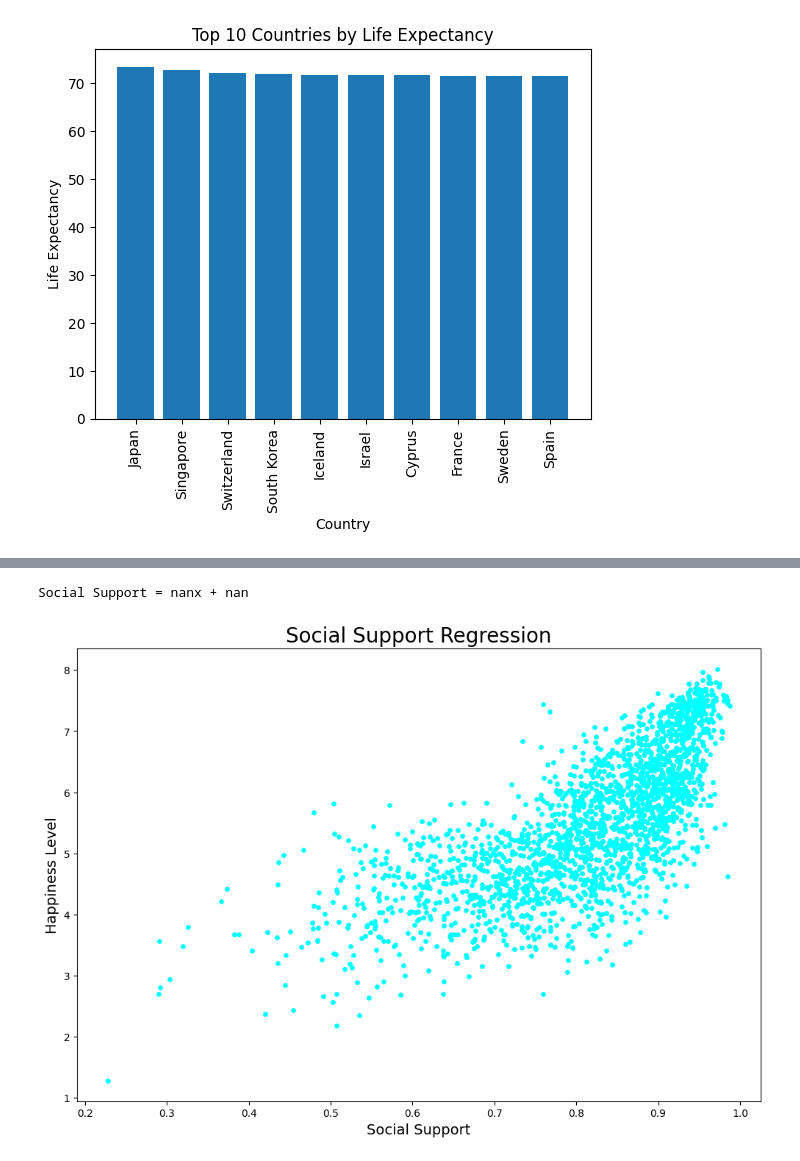
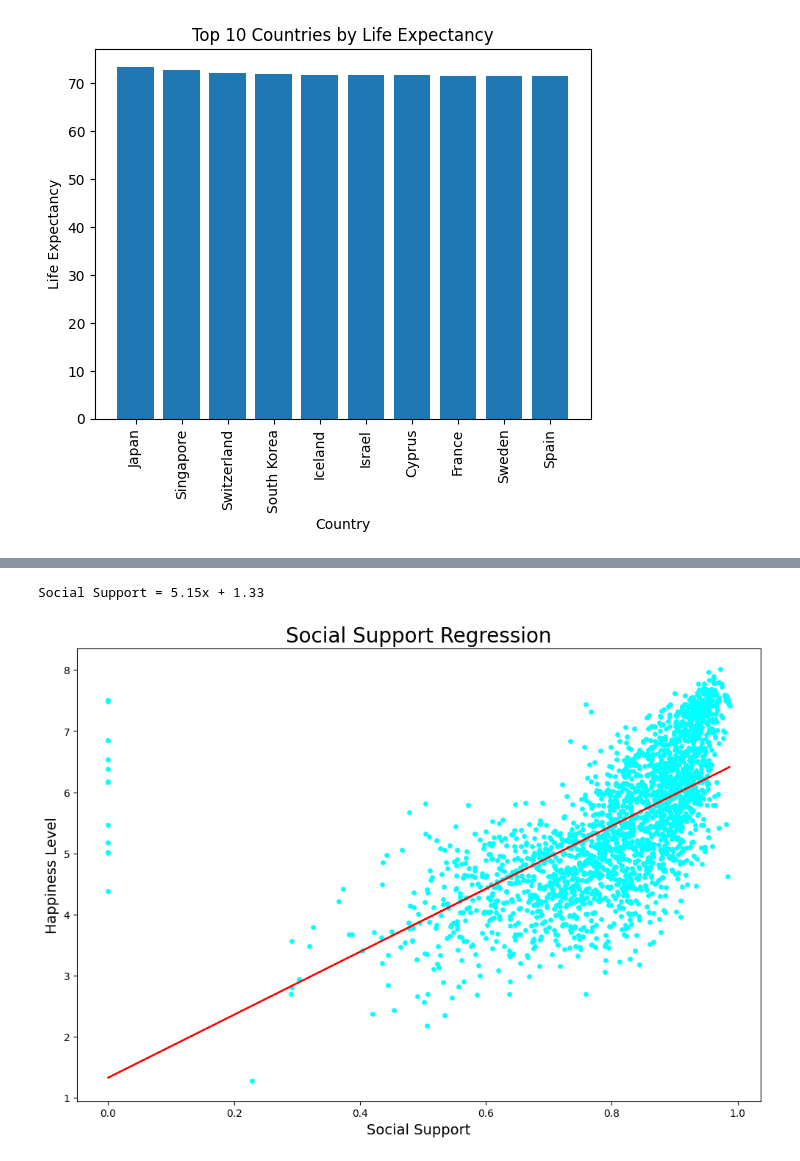
Before and after one commit to kalashnikovkid/Data-Analysis-Project-1, a Jupyter notebook: Analysis/main.ipynb, the cells around one changed output, grey strips where cells are left out. Cells and saved outputs as stored; diff of their text form; code cells hidden in the pictures.

```diff
--- a/Analysis/main.ipynb
+++ b/Analysis/main.ipynb
@@ -164,9 +164,9 @@ Text(0.5, 1.0, 'Top 10 Countries by Life Expectancy')
 [figure]
 # %%
 #Freedom to make life choices regression
-
-x = happiness_data['Freedom_To_Make_Life_Choices']
-y = happiness_data['Life_Ladder']
+happiness_data_clean = happiness_data.fillna(0)
+x = happiness_data_clean['Freedom_To_Make_Life_Choices']
+y = happiness_data_clean['Life_Ladder']
 (slope, intercept, rvalue, pvalue, stderr) = linregress(x, y)
 regress_values = x * slope + intercept
 line_eq = "Happiness Level = " + str(round(slope,2)) + "x + " + str(round(intercept,2))
@@ -185,20 +185,20 @@ Happiness Level = nanx + nan
 # %%
 #Social support regression
 
-x = happiness_data['Social_Support']
-y = happiness_data['Life_Ladder']
+x = happiness_data_clean['Social_Support']
+y = happiness_data_clean['Life_Ladder']
 (slope, intercept, rvalue, pvalue, stderr) = linregress(x, y)
 regress_values = x * slope + intercept
 line_eq = "Social Support = " + str(round(slope,2)) + "x + " + str(round(intercept,2))
 print(line_eq)
 fig1, ax1 = plt.subplots(figsize=(12, 8))
 plt.scatter(x, y, s=15, color='cyan')
 plt.plot(x, regress_values, 'r-')
 plt.title('Social Support Regression', fontsize=20)
 plt.xlabel("Social Support", fontsize =14)
 plt.ylabel("Happiness Level", fontsize=14)
 plt.annotate(line_eq, xy=(20,40), xycoords="data",xytext=(0.2, 0.80), textcoords="axes fraction", fontsize=16,color="red")
 plt.show()
 # %% [output]
-Social Support = nanx + nan
+Social Support = 5.15x + 1.33
-[figure, old version]
+[figure, new version]
```
Also changed, not shown: parts of 1 cell of this notebook.
